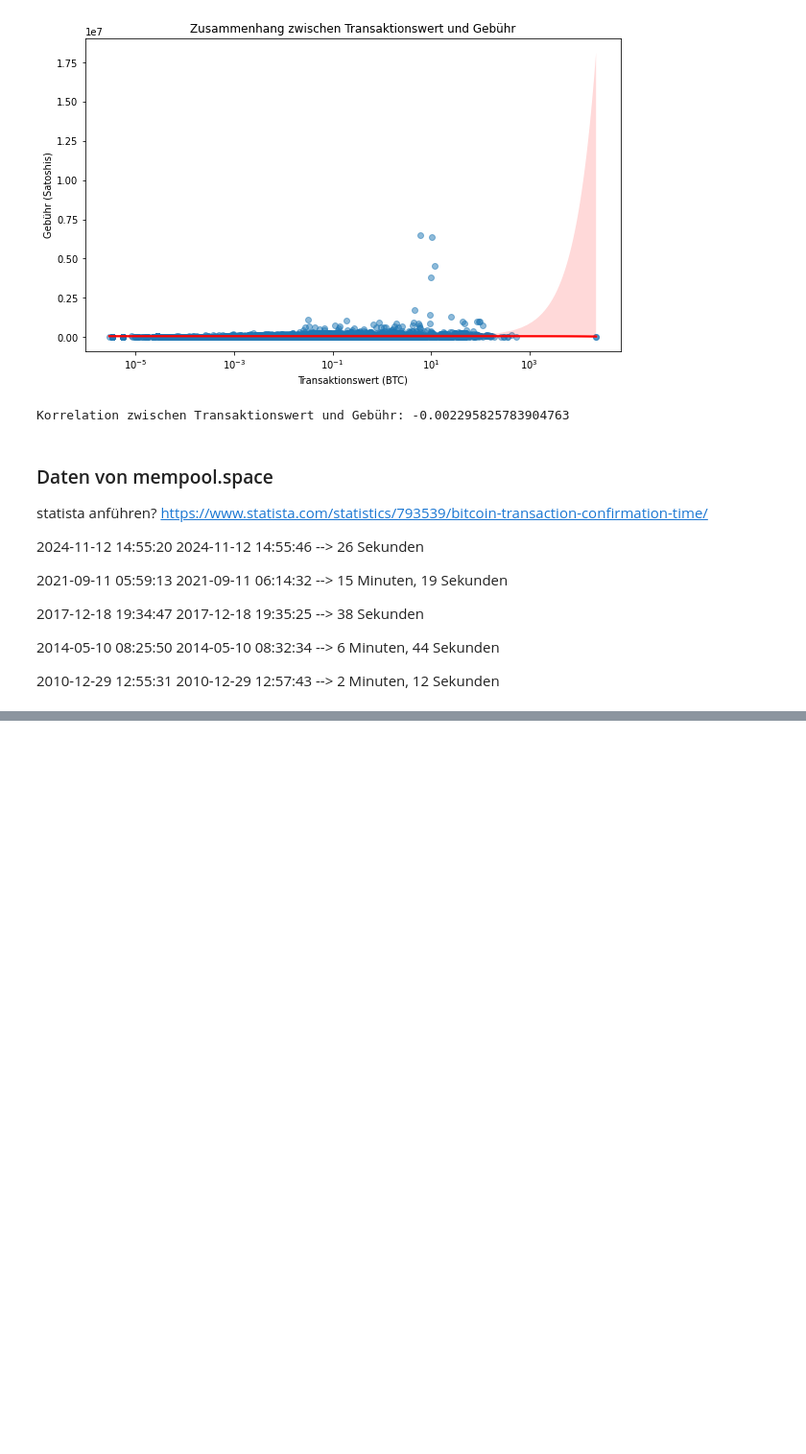
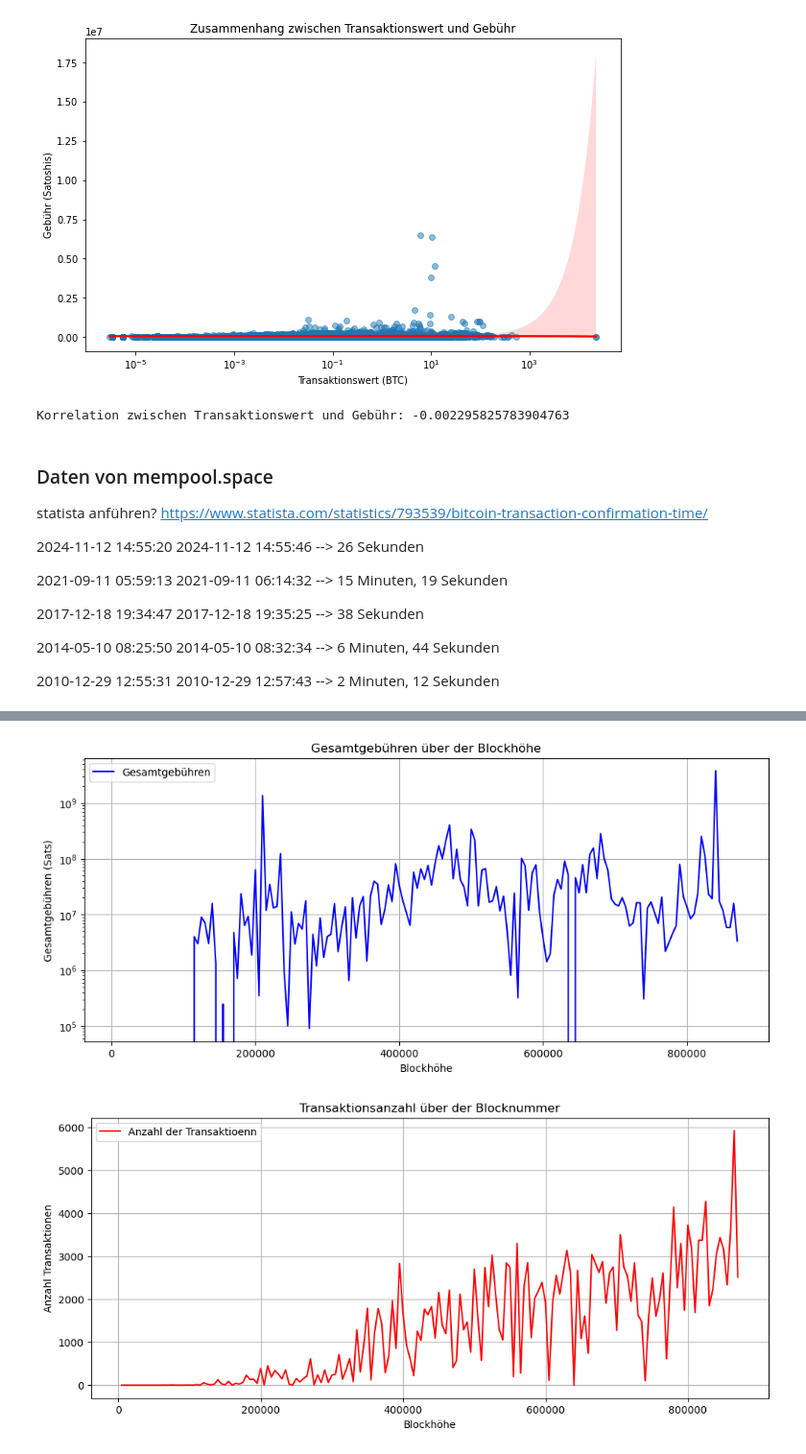
Before and after one commit to philippr11/BitcoinTesting, a Jupyter notebook: Data/Notebook Bitcoin Data.ipynb, the cells around one changed output, grey strips where cells are left out. Shown at 96% size. Saved outputs shown, nothing was run; the diff lists cells and outputs as text; code cells hidden in the pictures; blank space fills up the shorter version.

```diff
--- a/Data/Notebook Bitcoin Data.ipynb
+++ b/Data/Notebook Bitcoin Data.ipynb
@@ -141,0 +146,2 @@ https://www.statista.com/statistics/793539/bitcoin-transaction-confirmation-time
+# %%
+all_blocks = pd.read_csv("block_fees_summary.csv")
@@ -141,0 +157,29 @@ https://www.statista.com/statistics/793539/bitcoin-transaction-confirmation-time
+# %%
+block_heights = all_blocks["block_height"]
+total_fees = all_blocks["total_fees"]
+num_txs = all_blocks["num_txs"]
+
+# Diagramm für Gebühren über die Zeit
+plt.figure(figsize=(12, 5))
+plt.plot(block_heights, total_fees, label="Gesamtgebühren", color="blue")
+#log scaling wegen zu starken Ausreisern
+plt.yscale("log")
+plt.xlabel("Blockhöhe")
+plt.ylabel("Gesamtgebühren (Sats)")
+plt.title("Gesamtgebühren über der Blockhöhe")
+plt.legend()
+plt.grid(True)
+plt.show()
+
+# Diagramm für Transaktionsanzahl über die Zeit
+plt.figure(figsize=(12, 5))
+plt.plot(block_heights, num_txs, label="Anzahl der Transaktioenn", color="red")
+plt.xlabel("Blockhöhe")
+plt.ylabel("Anzahl Transaktionen")
+plt.title("Transaktionsanzahl über der Blocknummer")
+plt.legend()
+plt.grid(True)
+plt.show()
+# %% [output]
+[figure, added]
+[figure, added]
```
Also changed, not shown: parts of 3 cells of this notebook, 5 other files.
